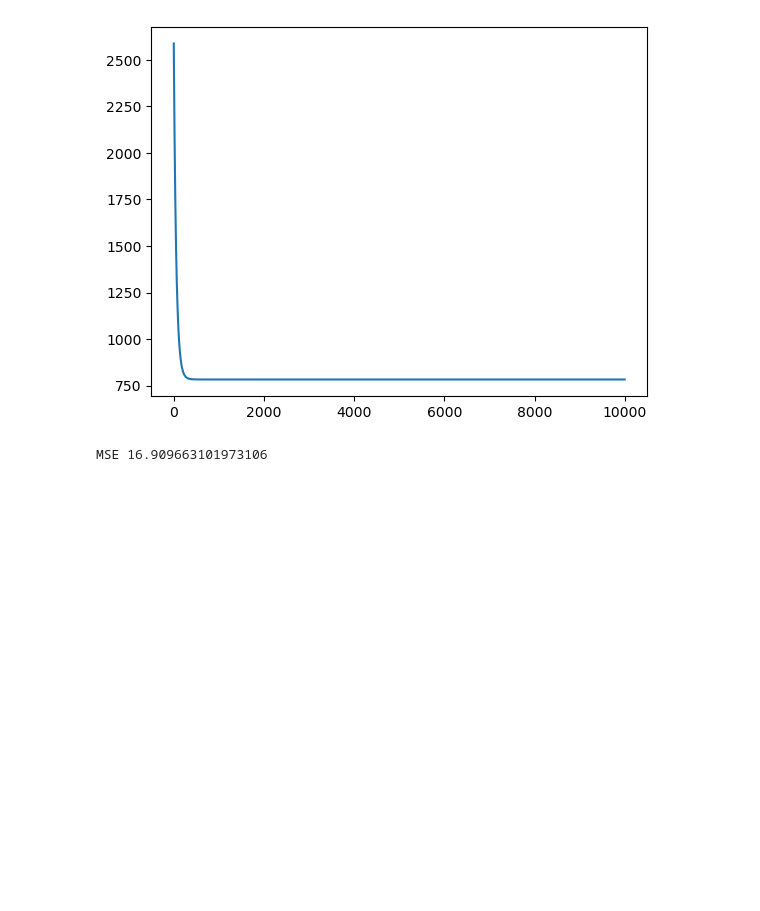
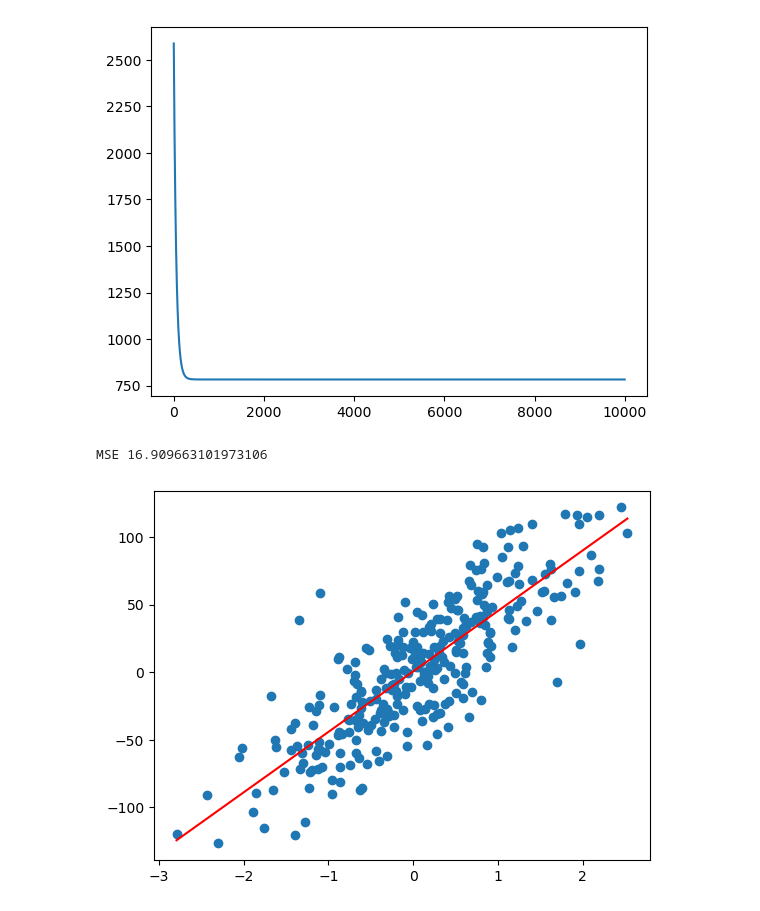
Before and after one commit to atibp1722/working-with-data, a Jupyter notebook: model/linear.ipynb, the cells around one changed output. Drawn from its saved outputs; the diff is of its cells as text; code cells hidden in the pictures; blank space fills up the shorter version.

Commit message:
model: Linear Regression; plots to visualize model performance by calculating how far trained and tested data are from the actual data points using regression line

```diff
--- a/model/linear.ipynb
+++ b/model/linear.ipynb
@@ -73,3 +73,13 @@ x_pred=lin_reg.predict(X_test)
 print('MSE',np.mean(Y_test-x_pred)**2)
 # %% [output]
 MSE 16.909663101973106
+# %%
+plt.scatter(X.T[0],Y)
+over_under_x=np.array([X.min(),X.max()])
+#representation of y=mx+c
+over_under_y=lin_reg.weights*over_under_x+lin_reg.bias
+
+plt.plot(over_under_x,over_under_y,'r')
+plt.show()
+# %% [output]
+[figure, added]
```
